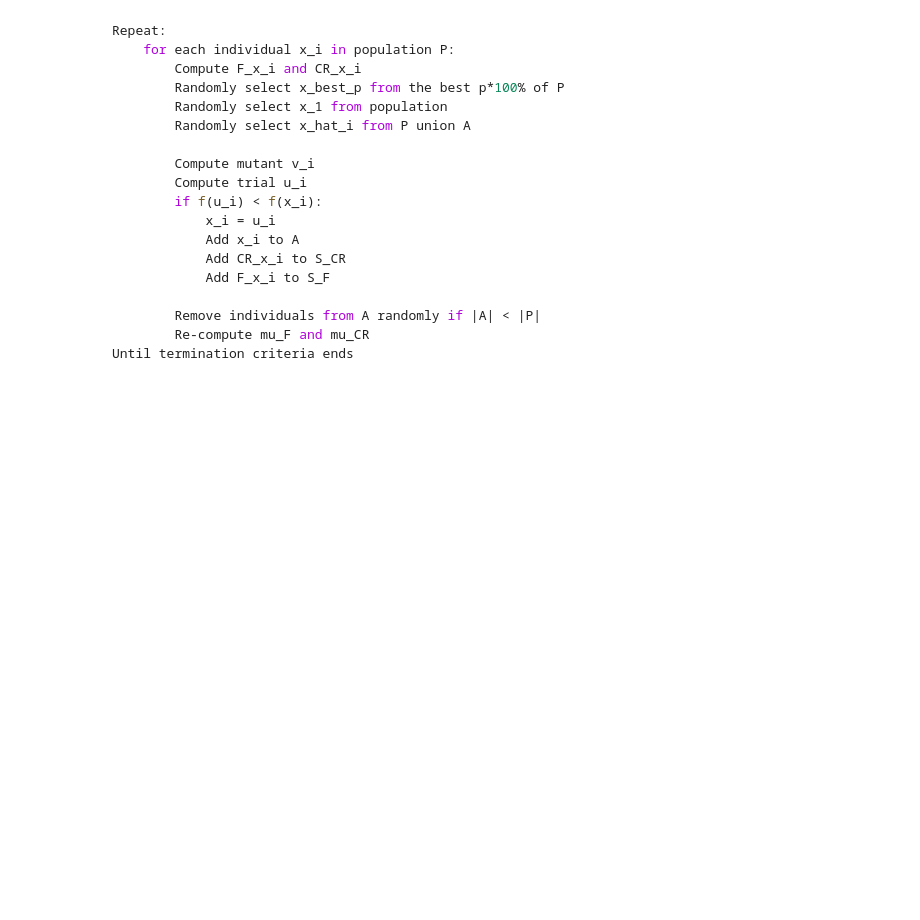
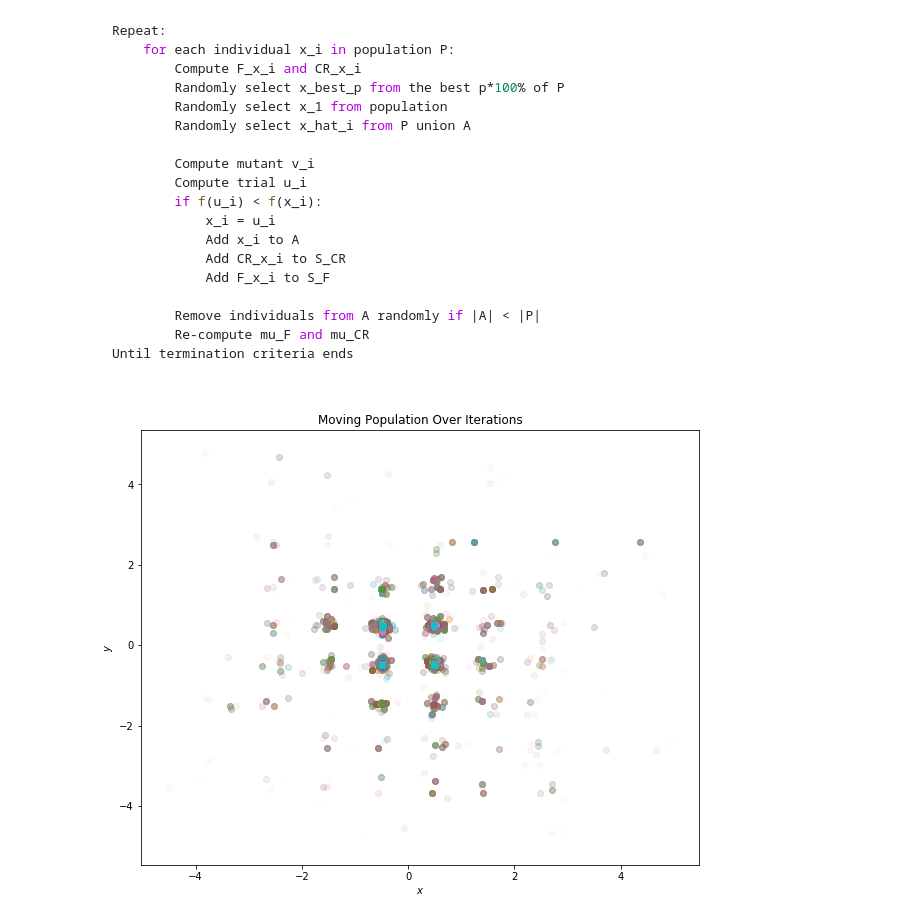
Before and after one commit to osamadel/learning_algorithms, a Jupyter notebook: DE/Differential Evolution.ipynb, the cells around one changed output. Saved outputs shown, nothing was run; the diff lists cells and outputs as text; code cells hidden in the pictures; blank space fills up the shorter version.

````diff
--- a/DE/Differential Evolution.ipynb
+++ b/DE/Differential Evolution.ipynb
@@ -168,3 +169,85 @@ Repeat:
 Until termination criteria ends
 
 ```
+# %%
+# Generating population
+NP = 100
+D = 2
+lb = [-5] * D
+ub = [5] * D
+p = 0.1
+pop = np.random.uniform(lb, ub, size=(NP, D))
+A = []
+S_F = []
+S_CR = []
+c = 0.1
+
+mu_F = mu_CR = 0.5
+std_F = std_CR = 0.1
+# %%
+iterations = 100
+
+# plotting variables
+history = np.zeros((NP, iterations))
+plt.figure(figsize=(10,8))
+
+
+
+for _ in range(iterations):
+
+    F  = np.empty(NP)
+    CR = np.empty(NP)
+
+
+    for i, x in enumerate(pop):
+
+        # computing Fx and CRx
+        F[i] = np.random.normal(loc=mu_F, scale=std_F, size=1)
+        CR[i] = np.random.normal(loc=mu_CR, scale=std_CR, size=1)
+
+        # generating random individuals for mutation
+        x_best_p = pop[np.random.choice(np.argsort(f2(pop))[:int(p*NP)], size=1)]
+        x1 = pop[np.random.choice(range(NP), size=1)]
+        P_A = np.append(pop, np.array(A), axis=0) if len(A) > 0 else pop
+        x_hat = P_A[np.random.choice(range(P_A.shape[0]), size=1)]
+
+        # mutation
+        v = x + F[i]*(x_best_p - x) + F[i]*(x1 - x_hat)
+
+        # cross-over
+        e = np.uint8(np.random.rand(D) < CR[i])
+#         print('e shape:', e.shape)
+
+        u = x + e * (v - x)
+#         print(u, x)
+
+
+        # selection
+        if f2(u) <= f2(x[None,:]):
+#             print('selection happened')
+            A.append(x)
+            pop[i] = u[0]
+            S_F.append(F[i])
+            S_CR.append(CR[i])
+
+        if len(A) > pop.shape[0]:
+            A.pop(np.random.randint(len(A)))
+
+        # Recomuting mu_F and mu_CR. mu_F uses Lehmer's mean
+        mu_CR = (1-c) * mu_CR + c * np.mean(np.array(S_CR))
+        mu_F = (1-c) * mu_F + c * (np.sum(np.array(S_F)**2) / sum(S_F))
+    history[:,_] = f2(pop)
+    plt.scatter(pop[:,0], pop[:,1], alpha=_/iterations)
+plt.title('Moving Population Over Iterations')
+plt.xlabel('$x$')
+plt.ylabel('$y$')
+plt.show()
+
+plt.figure(figsize=(10,8))
+plt.title('Iterations VS Objective Function')
+plt.xlabel('Iterations')
+plt.ylabel('f(x)')
+[plt.plot(range(iterations), history[i,:], alpha=0.5) for i in range(NP)]
+plt.show()
+# %% [output]
+[figure, added]
````
Also changed, not shown: parts of 2 cells of this notebook.
